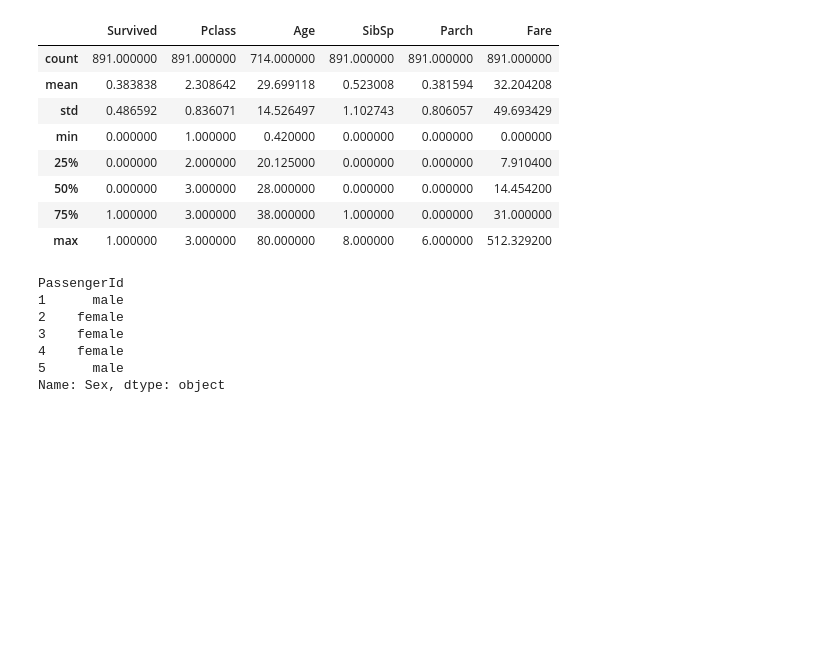
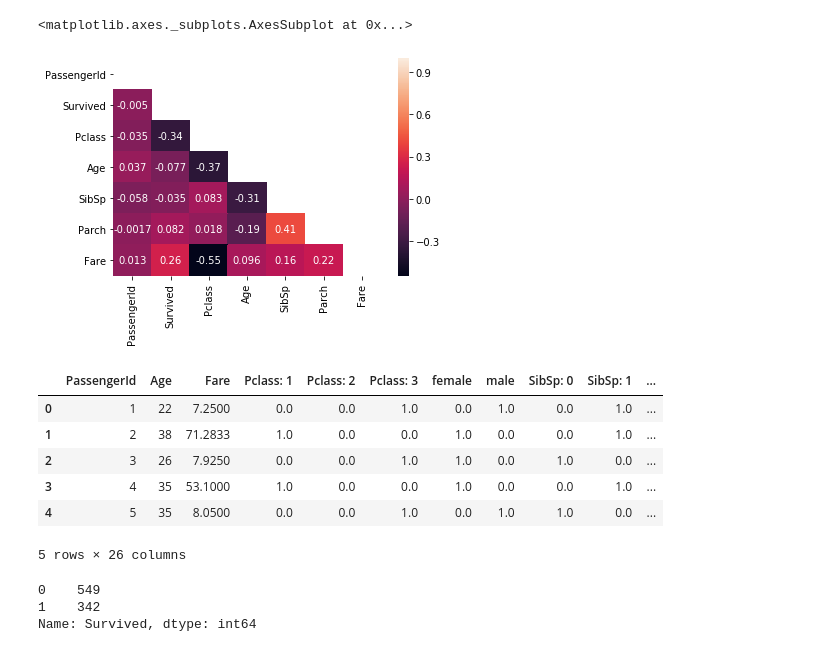
Before and after one commit to sam-thurman/titanic, a Jupyter notebook: index.ipynb, the cells around one changed output. Cells and saved outputs as stored; diff of their text form; code cells hidden in the pictures; blank space fills up the shorter version.

```diff
--- a/index.ipynb
+++ b/index.ipynb
@@ -19,24 +17,8 @@ int64
-# %%
-df.describe()
-# %% [output]
-|  | Survived | Pclass | Age | SibSp | Parch | Fare |
-| count | 891.000000 | 891.000000 | 714.000000 | 891.000000 | 891.000000 | 891.000000 |
-| mean | 0.383838 | 2.308642 | 29.699118 | 0.523008 | 0.381594 | 32.204208 |
-| std | 0.486592 | 0.836071 | 14.526497 | 1.102743 | 0.806057 | 49.693429 |
-| min | 0.000000 | 1.000000 | 0.420000 | 0.000000 | 0.000000 | 0.000000 |
-| 25% | 0.000000 | 2.000000 | 20.125000 | 0.000000 | 0.000000 | 7.910400 |
-| 50% | 0.000000 | 3.000000 | 28.000000 | 0.000000 | 0.000000 | 14.454200 |
-| 75% | 1.000000 | 3.000000 | 38.000000 | 1.000000 | 0.000000 | 31.000000 |
-| max | 1.000000 | 3.000000 | 80.000000 | 8.000000 | 6.000000 | 512.329200 |
-# %%
-sex = df.Sex
-
-sex.head()
-# %% [output]
-PassengerId
-1      male
-2    female
-3    female
-4    female
-5      male
-Name: Sex, dtype: object
+# %%
+corr = df.corr()
+# Generate a mask for the upper triangle
+mask = np.triu(np.ones_like(corr, dtype=np.bool))
+sns.heatmap(corr, mask=mask, square=False, annot=True)
+# %% [output]
+<matplotlib.axes._subplots.AxesSubplot at 0x...>
+[figure, added]
@@ -42,0 +69,16 @@ Name: Sex, dtype: object
+# %%
+X.head()
+# %% [output]
+|  | PassengerId | Age | Fare | Pclass: 1 | Pclass: 2 | Pclass: 3 | female | male | SibSp: 0 | SibSp: 1 | ... |
+| 0 | 1 | 22 | 7.2500 | 0.0 | 0.0 | 1.0 | 0.0 | 1.0 | 0.0 | 1.0 | ... |
+| 1 | 2 | 38 | 71.2833 | 1.0 | 0.0 | 0.0 | 1.0 | 0.0 | 0.0 | 1.0 | ... |
+| 2 | 3 | 26 | 7.9250 | 0.0 | 0.0 | 1.0 | 1.0 | 0.0 | 1.0 | 0.0 | ... |
+| 3 | 4 | 35 | 53.1000 | 1.0 | 0.0 | 0.0 | 1.0 | 0.0 | 0.0 | 1.0 | ... |
+| 4 | 5 | 35 | 8.0500 | 0.0 | 0.0 | 1.0 | 0.0 | 1.0 | 1.0 | 0.0 | ... |
+5 rows × 26 columns
+# %%
+y.value_counts()
+# %% [output]
+0    549
+1    342
+Name: Survived, dtype: int64
```
Also changed, not shown: parts of 5 cells of this notebook.
